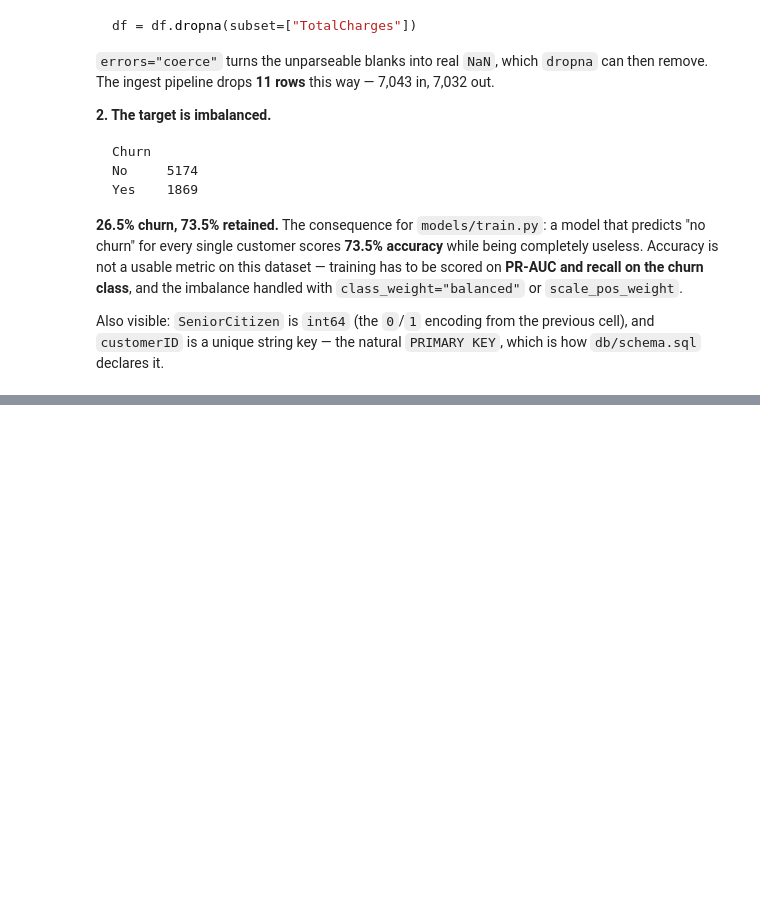
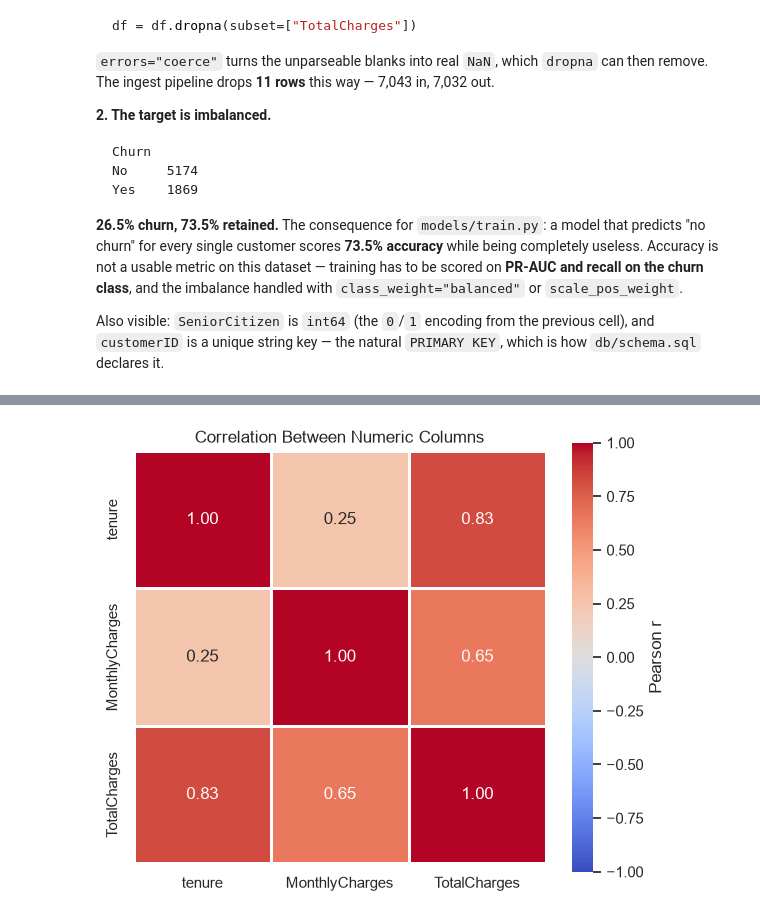
Before and after one commit to LAKWAN194/telco-churn-dashboard, a Jupyter notebook: notebooks/01_eda.ipynb, the cells around one changed output, grey strips where cells are left out. Saved outputs shown, nothing was run; the diff lists cells and outputs as text; code cells hidden in the pictures; blank space fills up the shorter version.

```diff
--- a/notebooks/01_eda.ipynb
+++ b/notebooks/01_eda.ipynb
@@ -282,0 +334,27 @@ cleanup pass — the duplicate output makes the notebook harder to read than it
+# %%
+corr_data = df[["tenure", "MonthlyCharges", "TotalCharges"]].apply(
+    pd.to_numeric,
+    errors="coerce",
+)
+
+plt.figure(figsize=(6, 5))
+
+sns.heatmap(
+    corr_data.corr(),
+    annot=True,
+    fmt=".2f",
+    cmap="coolwarm",
+    center=0,
+    vmin=-1,
+    vmax=1,
+    square=True,
+    linewidths=1,
+    linecolor="white",
+    cbar_kws={"label": "Pearson r"},
+)
+
+plt.title("Correlation Between Numeric Columns")
+plt.tight_layout()
+plt.show()
+# %% [output]
+[figure, added]
```
Also changed, not shown: parts of 14 cells of this notebook.
